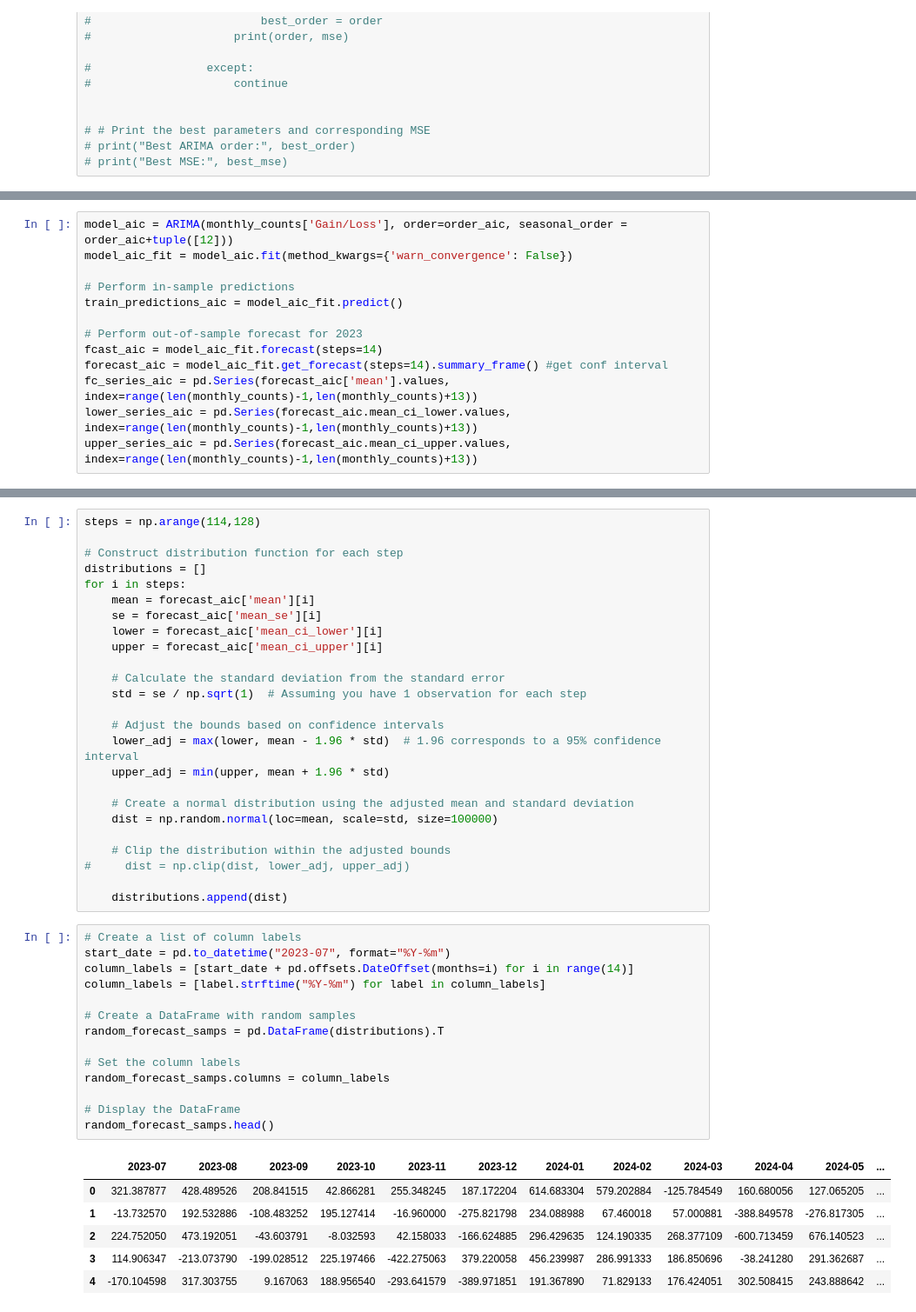
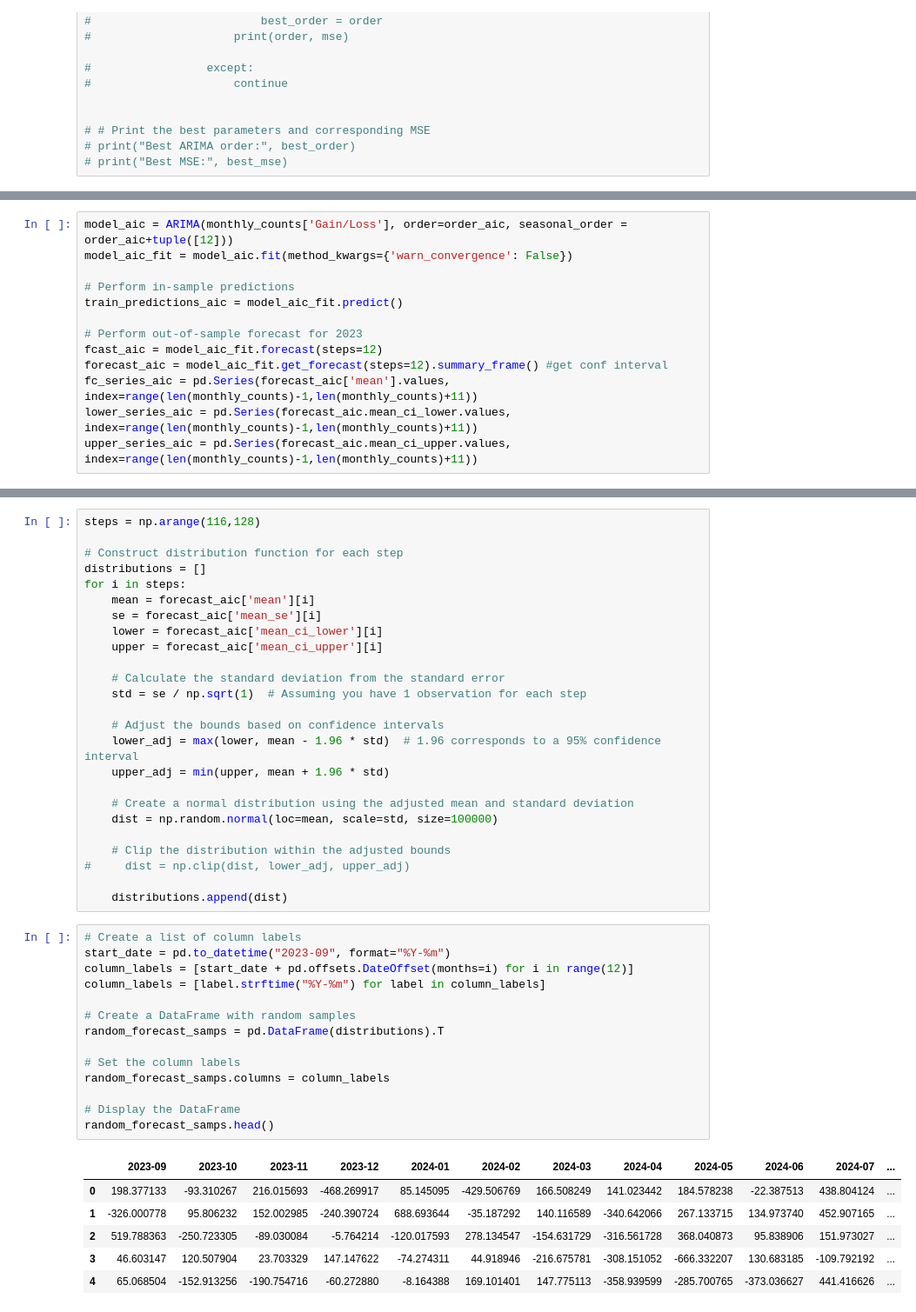
Before and after one commit to DataCollaborativeForJustice/DOC_Jail_Population_Timeseries, a Jupyter notebook: Scripts/TimeSeries_SARIMA_Monthly.ipynb, the cells around one changed output, grey strips where cells are left out. Shown at 87% size. Cells and saved outputs as stored; diff of their text form.

```diff
--- a/Scripts/TimeSeries_SARIMA_Monthly.ipynb
+++ b/Scripts/TimeSeries_SARIMA_Monthly.ipynb
@@ -660,11 +668,11 @@ model_aic_fit = model_aic.fit(method_kwargs={'warn_convergence': False})
 train_predictions_aic = model_aic_fit.predict()
 
 # Perform out-of-sample forecast for 2023
-fcast_aic = model_aic_fit.forecast(steps=14)
-forecast_aic = model_aic_fit.get_forecast(steps=14).summary_frame() #get conf interval
-fc_series_aic = pd.Series(forecast_aic['mean'].values, index=range(len(monthly_counts)-1,len(monthly_counts)+13))
-lower_series_aic = pd.Series(forecast_aic.mean_ci_lower.values, index=range(len(monthly_counts)-1,len(monthly_counts)+13))
-upper_series_aic = pd.Series(forecast_aic.mean_ci_upper.values, index=range(len(monthly_counts)-1,len(monthly_counts)+13))
+fcast_aic = model_aic_fit.forecast(steps=12)
+forecast_aic = model_aic_fit.get_forecast(steps=12).summary_frame() #get conf interval
+fc_series_aic = pd.Series(forecast_aic['mean'].values, index=range(len(monthly_counts)-1,len(monthly_counts)+11))
+lower_series_aic = pd.Series(forecast_aic.mean_ci_lower.values, index=range(len(monthly_counts)-1,len(monthly_counts)+11))
+upper_series_aic = pd.Series(forecast_aic.mean_ci_upper.values, index=range(len(monthly_counts)-1,len(monthly_counts)+11))
 # %%
 forecast_aic
 # %% [output]
@@ -753,5 +748,5 @@ forecast_aic
 # %%
-steps = np.arange(114,128)
+steps = np.arange(116,128)
 
 # Construct distribution function for each step
 distributions = []
@@ -777,23 +772,23 @@ for i in steps:
     distributions.append(dist)
 # %%
 # Create a list of column labels
-start_date = pd.to_datetime("2023-07", format="%Y-%m")
-column_labels = [start_date + pd.offsets.DateOffset(months=i) for i in range(14)]
+start_date = pd.to_datetime("2023-09", format="%Y-%m")
+column_labels = [start_date + pd.offsets.DateOffset(months=i) for i in range(12)]
 column_labels = [label.strftime("%Y-%m") for label in column_labels]
 
 # Create a DataFrame with random samples
 random_forecast_samps = pd.DataFrame(distributions).T
 
 # Set the column labels
 random_forecast_samps.columns = column_labels
 
 # Display the DataFrame
 random_forecast_samps.head()
 # %% [output]
-|  | 2023-07 | 2023-08 | 2023-09 | 2023-10 | 2023-11 | 2023-12 | 2024-01 | 2024-02 | 2024-03 | 2024-04 | 2024-05 | ... |
-| 0 | 321.387877 | 428.489526 | 208.841515 | 42.866281 | 255.348245 | 187.172204 | 614.683304 | 579.202884 | -125.784549 | 160.680056 | 127.065205 | ... |
-| 1 | -13.732570 | 192.532886 | -108.483252 | 195.127414 | -16.960000 | -275.821798 | 234.088988 | 67.460018 | 57.000881 | -388.849578 | -276.817305 | ... |
-| 2 | 224.752050 | 473.192051 | -43.603791 | -8.032593 | 42.158033 | -166.624885 | 296.429635 | 124.190335 | 268.377109 | -600.713459 | 676.140523 | ... |
-| 3 | 114.906347 | -213.073790 | -199.028512 | 225.197466 | -422.275063 | 379.220058 | 456.239987 | 286.991333 | 186.850696 | -38.241280 | 291.362687 | ... |
-| 4 | -170.104598 | 317.303755 | 9.167063 | 188.956540 | -293.641579 | -389.971851 | 191.367890 | 71.829133 | 176.424051 | 302.508415 | 243.888642 | ... |
+|  | 2023-09 | 2023-10 | 2023-11 | 2023-12 | 2024-01 | 2024-02 | 2024-03 | 2024-04 | 2024-05 | 2024-06 | 2024-07 | ... |
+| 0 | 198.377133 | -93.310267 | 216.015693 | -468.269917 | 85.145095 | -429.506769 | 166.508249 | 141.023442 | 184.578238 | -22.387513 | 438.804124 | ... |
+| 1 | -326.000778 | 95.806232 | 152.002985 | -240.390724 | 688.693644 | -35.187292 | 140.116589 | -340.642066 | 267.133715 | 134.973740 | 452.907165 | ... |
+| 2 | 519.788363 | -250.723305 | -89.030084 | -5.764214 | -120.017593 | 278.134547 | -154.631729 | -316.561728 | 368.040873 | 95.838906 | 151.973027 | ... |
+| 3 | 46.603147 | 120.507904 | 23.703329 | 147.147622 | -74.274311 | 44.918946 | -216.675781 | -308.151052 | -666.332207 | 130.683185 | -109.792192 | ... |
+| 4 | 65.068504 | -152.913256 | -190.754716 | -60.272880 | -8.164388 | 169.101401 | 147.775113 | -358.939599 | -285.700765 | -373.036627 | 441.416626 | ... |
 # %%
```
Also changed, not shown: parts of 37 cells of this notebook, 4 other files.
